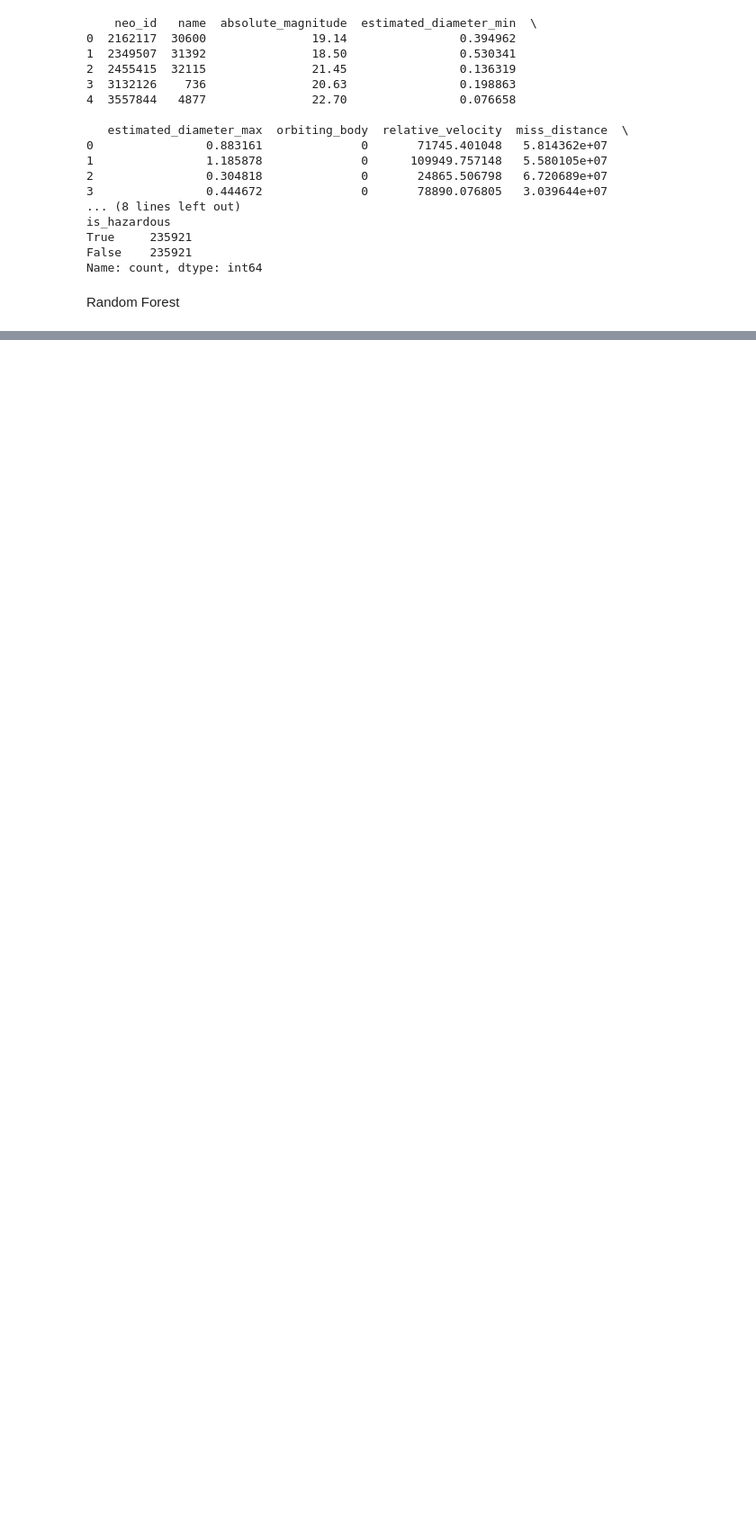
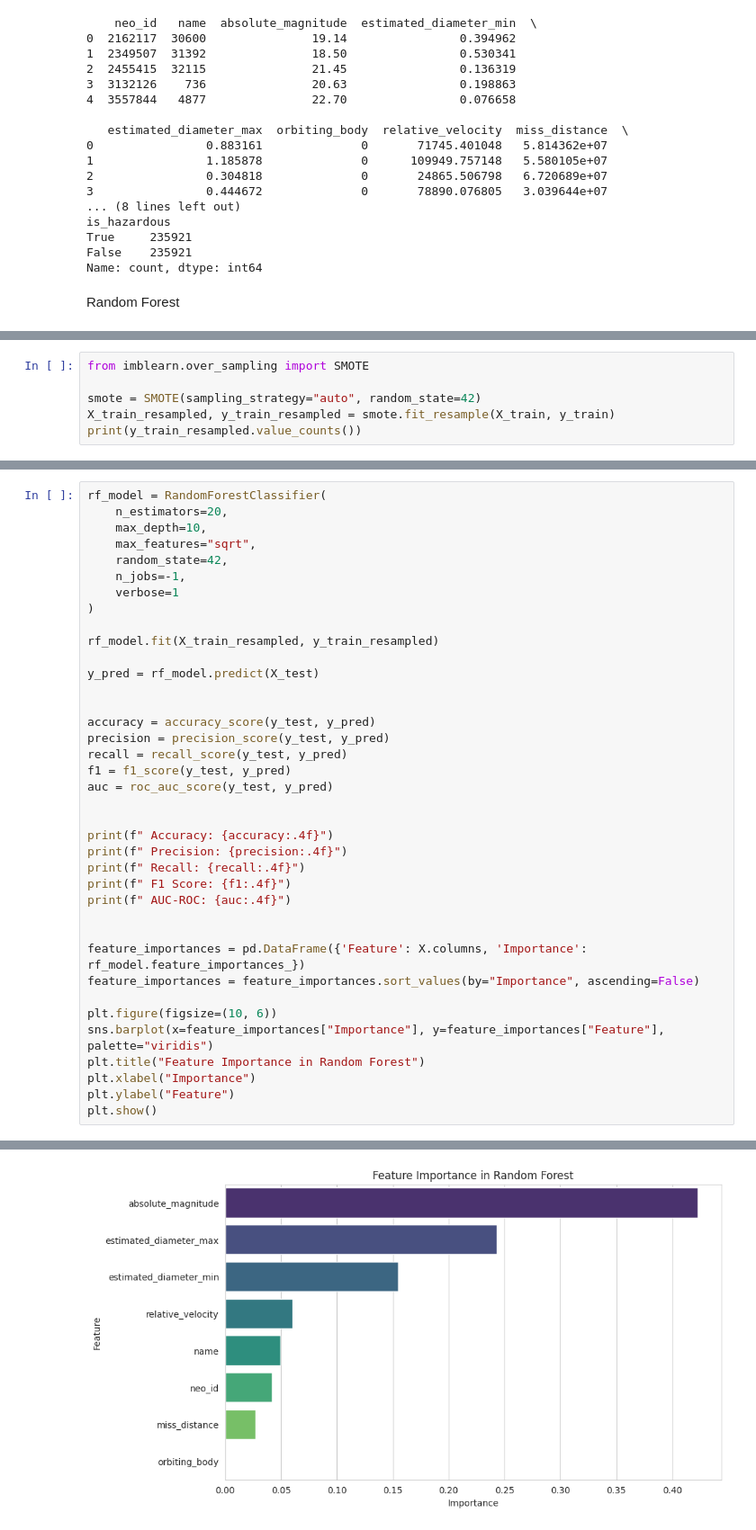
Before and after one commit to MohamedAmr-9/MLSC-Data-Science, a Jupyter notebook: MLSC_Data_Science_Graduation_Project_1_Batch_2.ipynb, the cells around one changed output, grey strips where cells are left out. Shown at 90% size. Cells and saved outputs as stored; diff of their text form; blank space fills up the shorter version.

```diff
--- a/MLSC_Data_Science_Graduation_Project_1_Batch_2.ipynb
+++ b/MLSC_Data_Science_Graduation_Project_1_Batch_2.ipynb
@@ -138,0 +168,6 @@ AUC-ROC: 0.6649652790747429
+# %%
+from imblearn.over_sampling import SMOTE
+
+smote = SMOTE(sampling_strategy="auto", random_state=42)
+X_train_resampled, y_train_resampled = smote.fit_resample(X_train, y_train)
+print(y_train_resampled.value_counts())
@@ -138,0 +179,39 @@ AUC-ROC: 0.6649652790747429
+# %%
+rf_model = RandomForestClassifier(
+    n_estimators=20,
+    max_depth=10,
+    max_features="sqrt",
+    random_state=42,
+    n_jobs=-1,
+    verbose=1
+)
+
+rf_model.fit(X_train_resampled, y_train_resampled)
+
+y_pred = rf_model.predict(X_test)
+
+
+accuracy = accuracy_score(y_test, y_pred)
+precision = precision_score(y_test, y_pred)
+recall = recall_score(y_test, y_pred)
+f1 = f1_score(y_test, y_pred)
+auc = roc_auc_score(y_test, y_pred)
+
+
+print(f" Accuracy: {accuracy:.4f}")
+print(f" Precision: {precision:.4f}")
+print(f" Recall: {recall:.4f}")
+print(f" F1 Score: {f1:.4f}")
+print(f" AUC-ROC: {auc:.4f}")
+
+
+feature_importances = pd.DataFrame({'Feature': X.columns, 'Importance': rf_model.feature_importances_})
+feature_importances = feature_importances.sort_values(by="Importance", ascending=False)
+
+plt.figure(figsize=(10, 6))
+sns.barplot(x=feature_importances["Importance"], y=feature_importances["Feature"], palette="viridis")
+plt.title("Feature Importance in Random Forest")
+plt.xlabel("Importance")
+plt.ylabel("Feature")
+plt.show()
+# %% [output]
@@ -138,0 +231 @@ AUC-ROC: 0.6649652790747429
+[figure, added]
```
Also changed, not shown: parts of 7 cells of this notebook.
